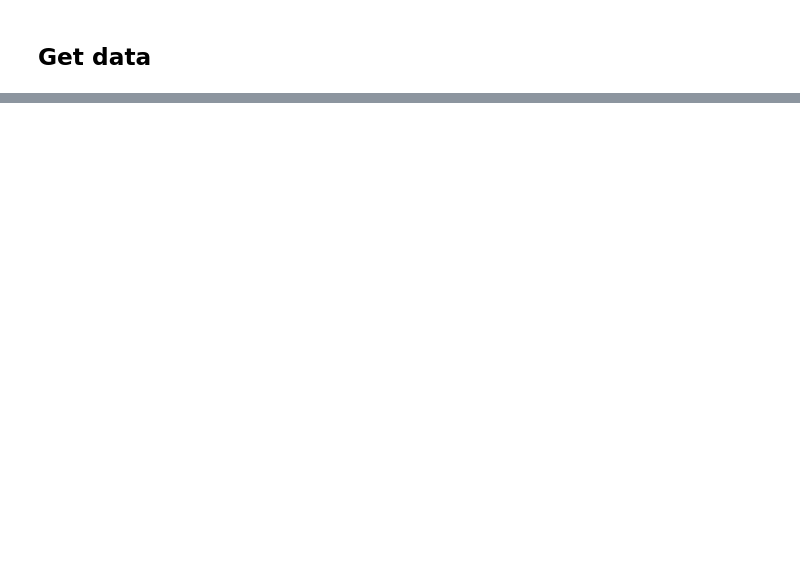
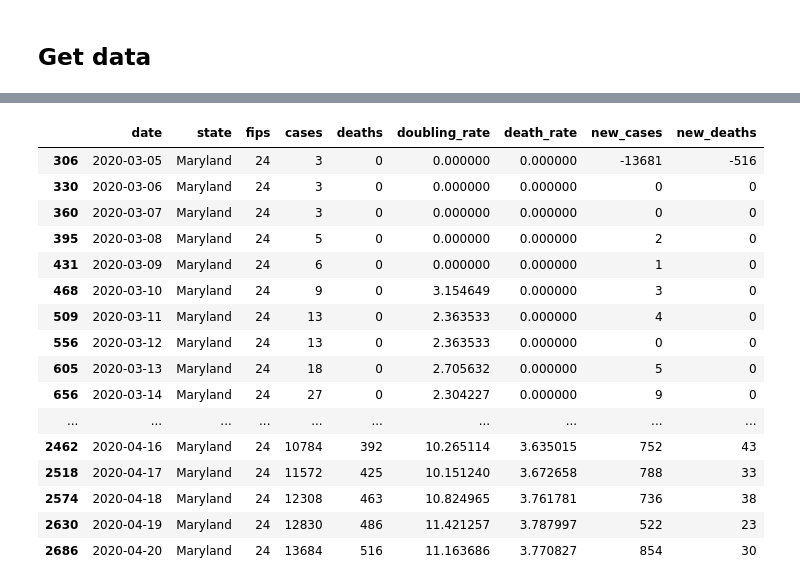
Before and after one commit to knobelsp/CV19, a Jupyter notebook: CV19.ipynb, the cells around one changed output, grey strips where cells are left out. Saved outputs shown, nothing was run; the diff lists cells and outputs as text; code cells hidden in the pictures; blank space fills up the shorter version.

```diff
--- a/CV19.ipynb
+++ b/CV19.ipynb
@@ -205,0 +211,20 @@ See the caveats in the documentation: http://pandas.pydata.org/pandas-docs/stabl
+# %%
+md
+# %% [output]
+|  | date | state | fips | cases | deaths | doubling_rate | death_rate | new_cases | new_deaths |
+| 306 | 2020-03-05 | Maryland | 24 | 3 | 0 | 0.000000 | 0.000000 | -13681 | -516 |
+| 330 | 2020-03-06 | Maryland | 24 | 3 | 0 | 0.000000 | 0.000000 | 0 | 0 |
+| 360 | 2020-03-07 | Maryland | 24 | 3 | 0 | 0.000000 | 0.000000 | 0 | 0 |
+| 395 | 2020-03-08 | Maryland | 24 | 5 | 0 | 0.000000 | 0.000000 | 2 | 0 |
+| 431 | 2020-03-09 | Maryland | 24 | 6 | 0 | 0.000000 | 0.000000 | 1 | 0 |
+| 468 | 2020-03-10 | Maryland | 24 | 9 | 0 | 3.154649 | 0.000000 | 3 | 0 |
+| 509 | 2020-03-11 | Maryland | 24 | 13 | 0 | 2.363533 | 0.000000 | 4 | 0 |
+| 556 | 2020-03-12 | Maryland | 24 | 13 | 0 | 2.363533 | 0.000000 | 0 | 0 |
+| 605 | 2020-03-13 | Maryland | 24 | 18 | 0 | 2.705632 | 0.000000 | 5 | 0 |
+| 656 | 2020-03-14 | Maryland | 24 | 27 | 0 | 2.304227 | 0.000000 | 9 | 0 |
+| ... | ... | ... | ... | ... | ... | ... | ... | ... | ... |
+| 2462 | 2020-04-16 | Maryland | 24 | 10784 | 392 | 10.265114 | 3.635015 | 752 | 43 |
+| 2518 | 2020-04-17 | Maryland | 24 | 11572 | 425 | 10.151240 | 3.672658 | 788 | 33 |
+| 2574 | 2020-04-18 | Maryland | 24 | 12308 | 463 | 10.824965 | 3.761781 | 736 | 38 |
+| 2630 | 2020-04-19 | Maryland | 24 | 12830 | 486 | 11.421257 | 3.787997 | 522 | 23 |
+| 2686 | 2020-04-20 | Maryland | 24 | 13684 | 516 | 11.163686 | 3.770827 | 854 | 30 |
```
Also changed, not shown: parts of 7 cells of this notebook, 23 other files.
